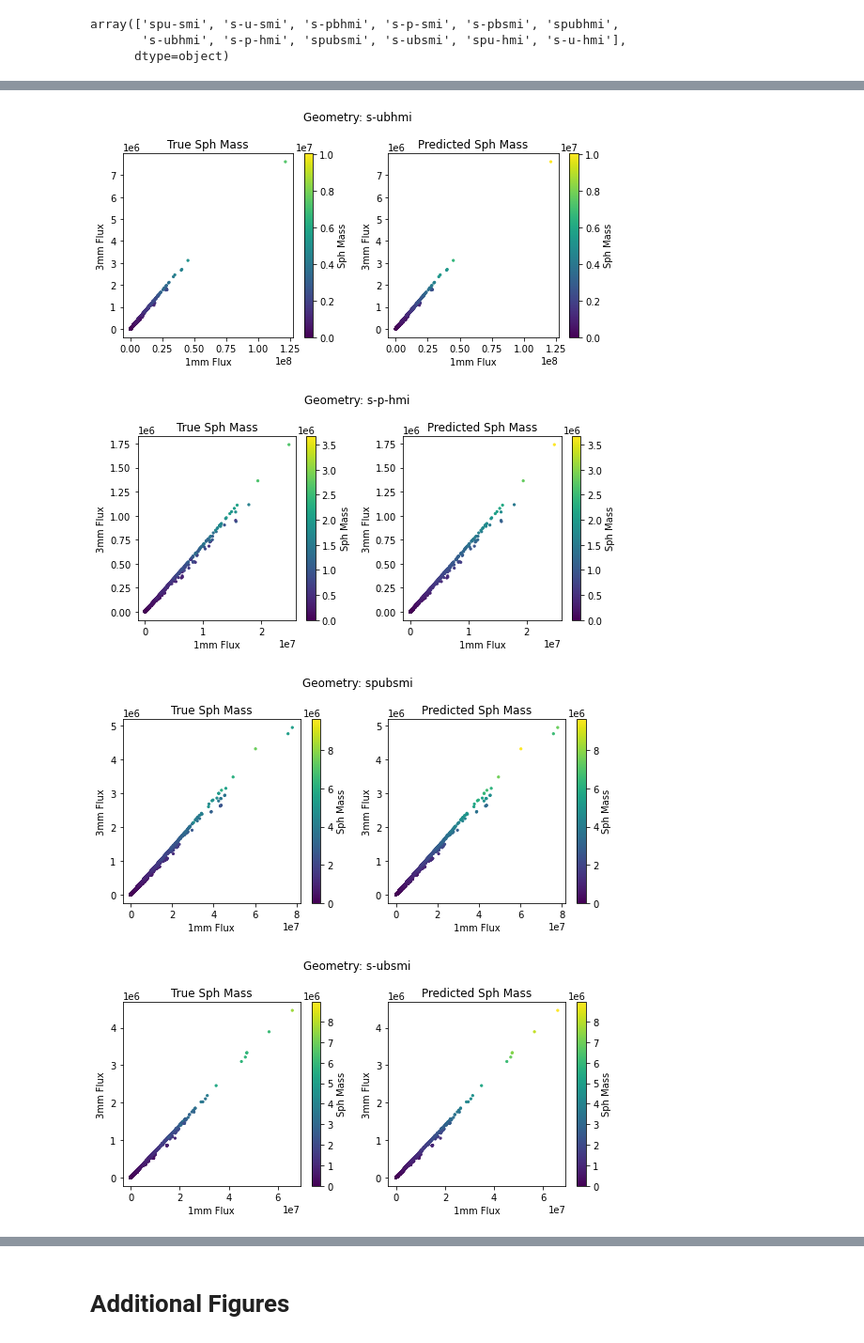
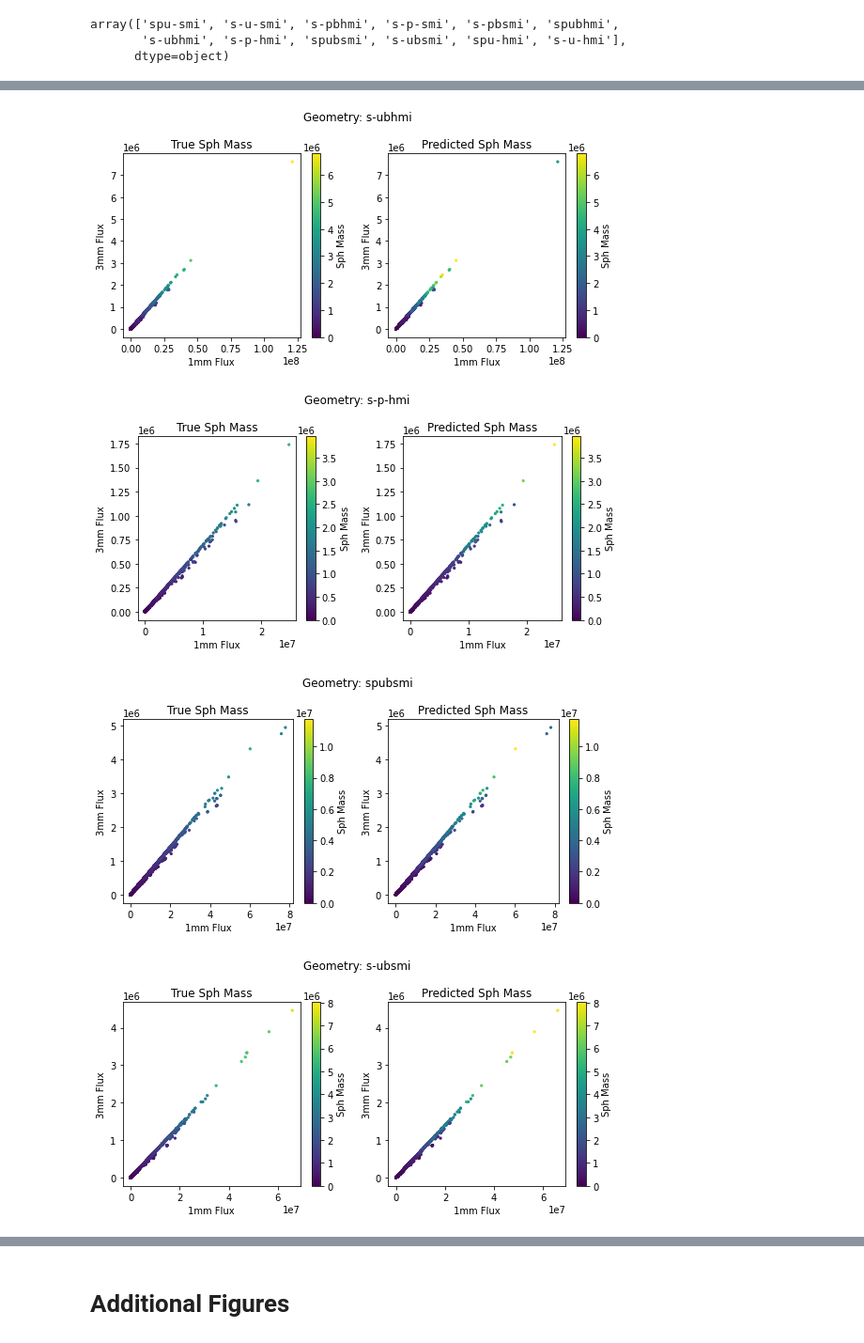
Before and after one commit to SpacialTree/machinelearning-homework, a Jupyter notebook: term_project/making_nn.ipynb, the cells around one changed output, grey strips where cells are left out. Shown at 94% size. Drawn from its saved outputs; the diff is of its cells as text; code cells hidden in the pictures.

```diff
--- a/term_project/making_nn.ipynb
+++ b/term_project/making_nn.ipynb
@@ -89,6 +92,6 @@ log10 3mm 0
 # %% [markdown]
 # Divide into Training, Testing, Validation
 # %%
-X = np.array([df['log10 1mm'], df['log10 3mm']]).T
+X = np.array([df['log10 1mm'], df['log10 3mm'], df['Inclination']]).T
 X.shape
 # %% [output]
@@ -120,8 +123,8 @@ To enable them in other operations, rebuild TensorFlow with the appropriate comp
 # %%
 def build_and_compile_model(norm):
     model = keras.Sequential([norm,
-                              layers.Dense(100, activation='relu'),
-                              layers.Dense(100, activation='relu'),
+                              layers.Dense(50, activation='relu'),
+                              layers.Dense(50, activation='relu'),
                               layers.Dense(1)])
     model.compile(loss='mean_squared_error',
                   optimizer=tf.keras.optimizers.Adam(learning_rate=0.0001, clipvalue=0.5)
@@ -337,7 +343,7 @@ ii = 0
 
 for geo in df['Geometry'].unique():
     df_geo = df.loc[df['Geometry'] == geo]
-    X_geo = np.array([df_geo['log10 1mm'], df_geo['log10 3mm']]).T
+    X_geo = np.array([df_geo['log10 1mm'], df_geo['log10 3mm'], df_geo['Inclination']]).T
     y_geo = np.array(df_geo['log10 SphM'])
     pred = dnn_model.predict(X_geo)
     axs[ii].scatter(10**y_geo, 10**pred, 2, alpha=0.5)
@@ -364,7 +370,7 @@ ii = 0
 
 for geo in df['Geometry'].unique():
     df_geo = df.loc[df['Geometry'] == geo]
-    X_geo = np.array([df_geo['log10 1mm'], df_geo['log10 3mm']]).T
+    X_geo = np.array([df_geo['log10 1mm'], df_geo['log10 3mm'], df_geo['Inclination']]).T
     y_geo = np.array(df_geo['log10 SphM'])
     pred = dnn_model.predict(X_geo)
     axs[ii].scatter(10**y_geo, 10**pred, 2, alpha=0.5)
@@ -386,7 +392,7 @@ plt.savefig('./plots/allgeos_masscompare_zoom.png')
 # %%
 for geo in df['Geometry'].unique():
     df_geo = df.loc[df['Geometry'] == geo]
-    X_geo = np.array([df_geo['log10 1mm'], df_geo['log10 3mm']]).T
+    X_geo = np.array([df_geo['log10 1mm'], df_geo['log10 3mm'], df_geo['Inclination']]).T
     y_geo = np.array(df_geo['log10 SphM'])
     pred = dnn_model.predict(X_geo)
 
@@ -426,4 +432,4 @@ for geo in df['Geometry'].unique():
-[figure, old version]
+[figure, new version]
-[figure, old version]
+[figure, new version]
-[figure, old version]
+[figure, new version]
-[figure, old version]
+[figure, new version]
```
Also changed, not shown: parts of 51 cells of this notebook, 20 other files.
